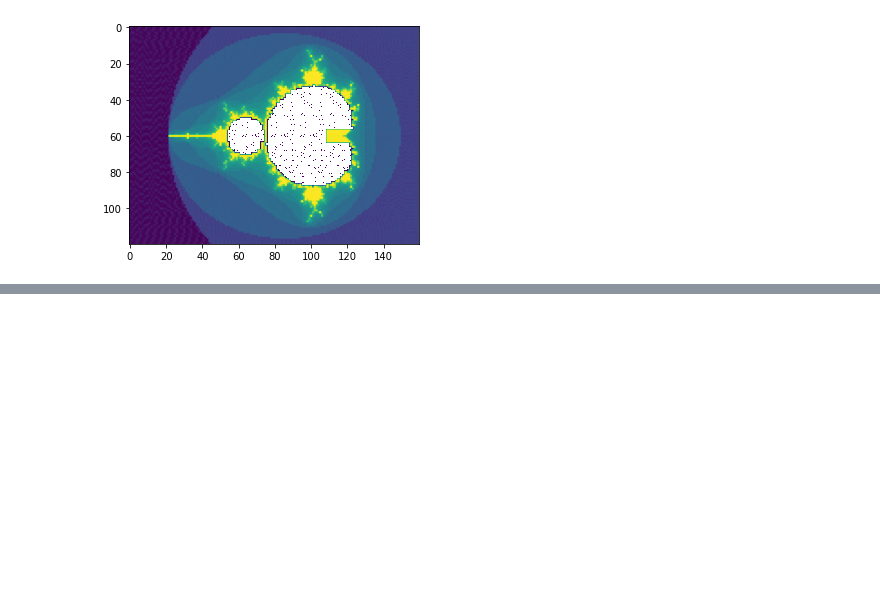
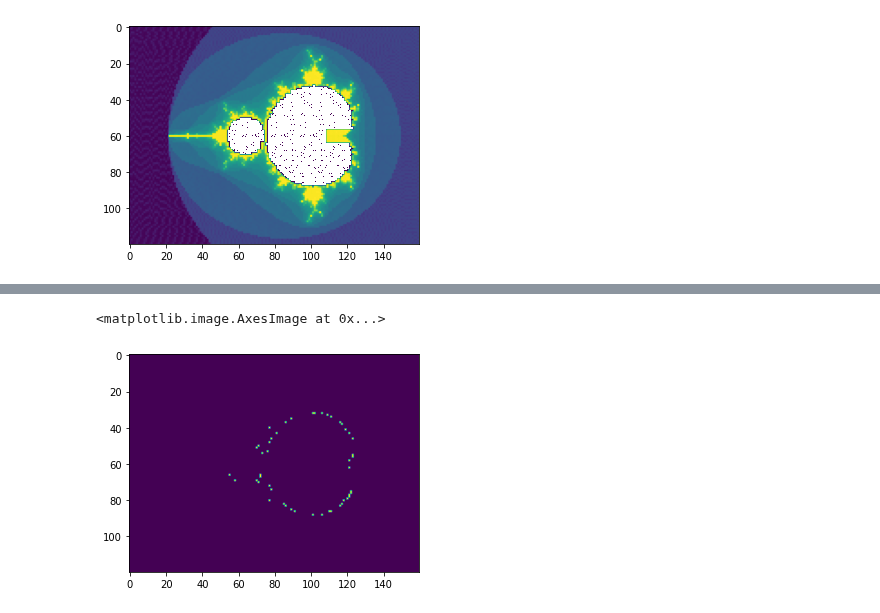
Before and after one commit to kervinck/gigatron-rom, a Jupyter notebook: Contrib/psr/multiply/Benchmark Comparison.ipynb, the cells around one changed output, grey strips where cells are left out. Drawn from its saved outputs; the diff is of its cells as text; code cells hidden in the pictures; blank space fills up the shorter version.

```diff
--- a/Contrib/psr/multiply/Benchmark Comparison.ipynb
+++ b/Contrib/psr/multiply/Benchmark Comparison.ipynb
@@ -209,0 +210,5 @@ plt.imshow(time_saved_per_pixel.T, norm=colors.LogNorm())
+# %%
+plt.imshow(time_saved_per_pixel.T < 0)
+# %% [output]
+<matplotlib.image.AxesImage at 0x...>
+[figure, added]
```
Also changed, not shown: parts of 8 cells of this notebook, 1 other file.
